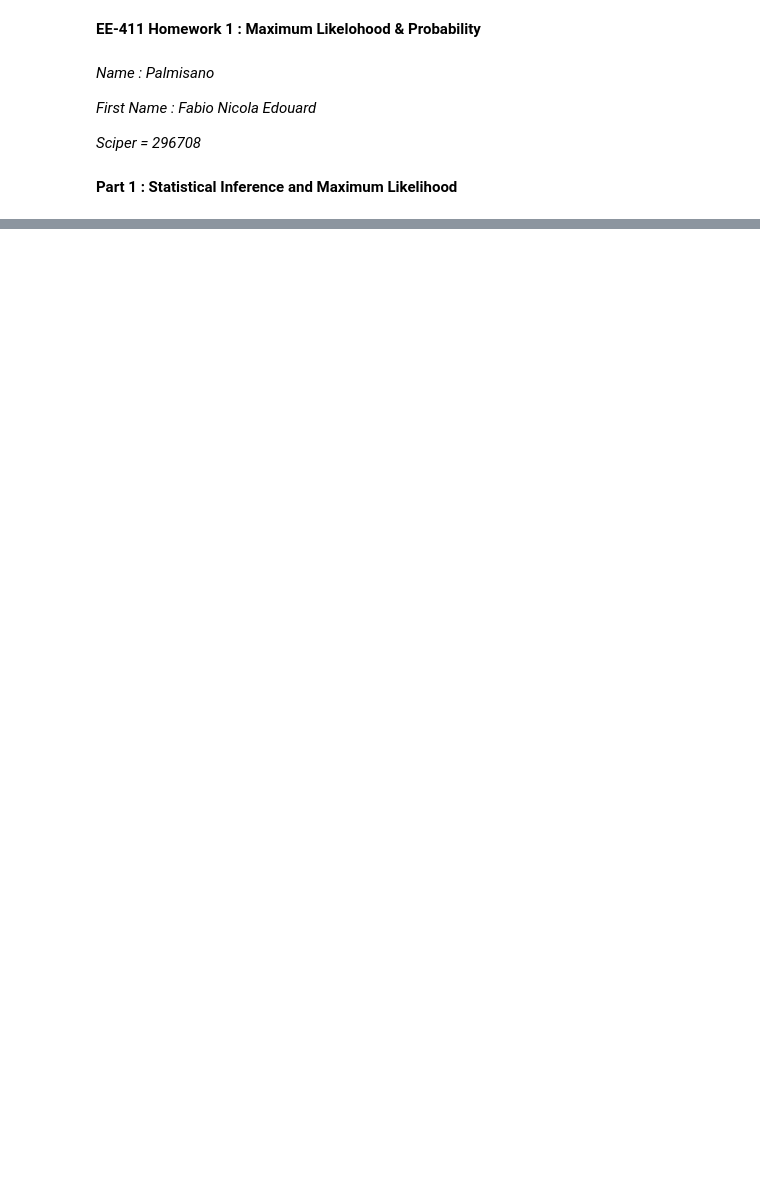
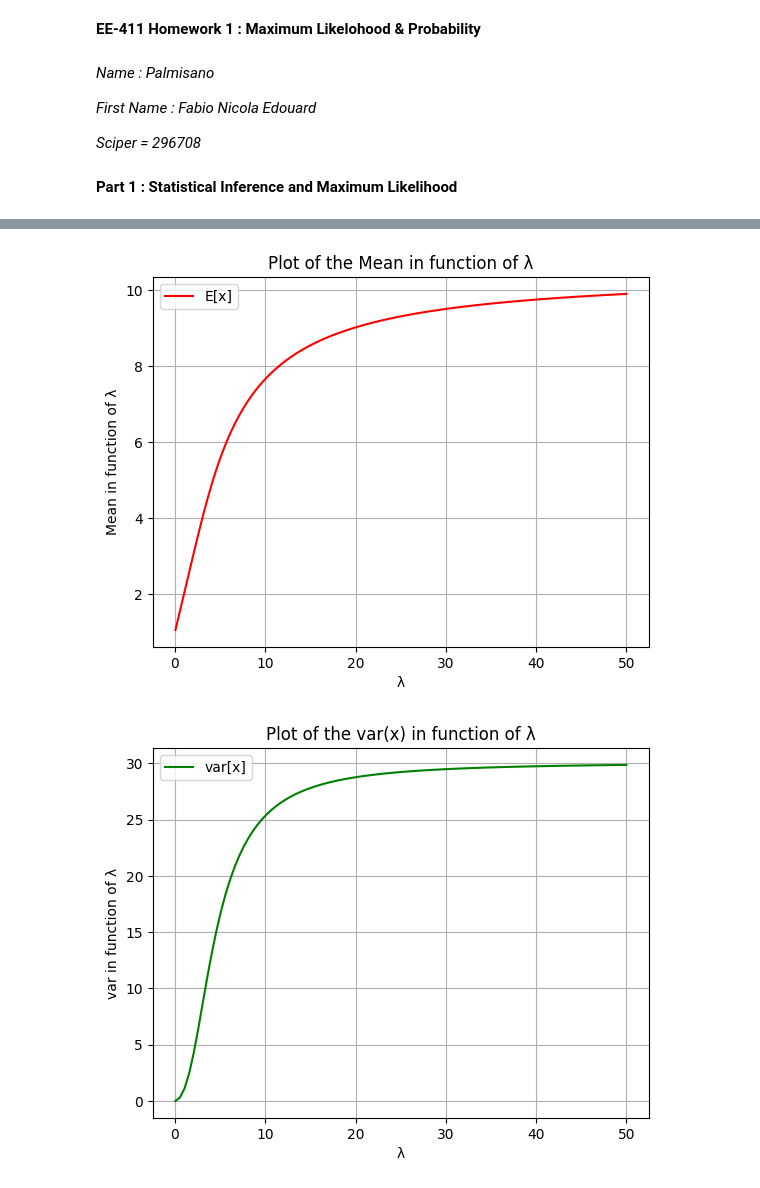
Before and after one commit to fpalmisa/FundamentalLearningEPFL, a Jupyter notebook: Homework 1/Homework1.ipynb, the cells around one changed output, grey strips where cells are left out. Drawn from its saved outputs; the diff is of its cells as text; code cells hidden in the pictures; blank space fills up the shorter version.

```diff
--- a/Homework 1/Homework1.ipynb
+++ b/Homework 1/Homework1.ipynb
@@ -60,0 +86,40 @@ And now we want to show $\mathbb{var}[X] = \lambda^{2} {\partial \lambda} \mathb
+# %%
+#We make a function to compute the mean for every lambda then to plot it
+def calcul_mean(lambda_):
+    denom = (np.exp(-1/lambda_)-np.exp(-20/lambda_))
+    num = (-np.exp(-20/lambda_)*(lambda_+20) + np.exp(-1/lambda_)*(lambda_+1))
+    return (num/denom)
+
+#And we make a function to compute the variance for every lambda then to plot it as the mean
+def calcul_var(lambda_):
+    denom = (np.exp(-1/lambda_)-np.exp(-20/lambda_))**2
+    num = (-np.exp(-21/lambda_)*(361 + 2*(lambda_**2)) + np.exp(-2/lambda_)*(lambda_**2)+np.exp(-40/lambda_)*(lambda_**2))
+    return (num/denom)
+# %%
+lambda_ = np.linspace(0.05,50,100)
+mean = []
+var = []
+for i in lambda_:
+    mean.append(calcul_mean(i))
+    var.append(calcul_var(i))
+
+
+plt.plot(lambda_,mean, label= 'E[x]', color ='r')
+plt.ylabel("Mean in function of λ")
+plt.xlabel("λ")
+plt.title("Plot of the Mean in function of λ")
+plt.legend()
+plt.grid()
+plt.show()
+plt.figure()
+
+plt.plot(lambda_,var, label= 'var[x]', color ='g')
+plt.ylabel("var in function of λ")
+plt.xlabel("λ")
+plt.title("Plot of the var(x) in function of λ")
+plt.grid()
+plt.legend()
+plt.show()
+# %% [output]
+[figure, added]
+[figure, added]
```
Also changed, not shown: parts of 13 cells of this notebook.
